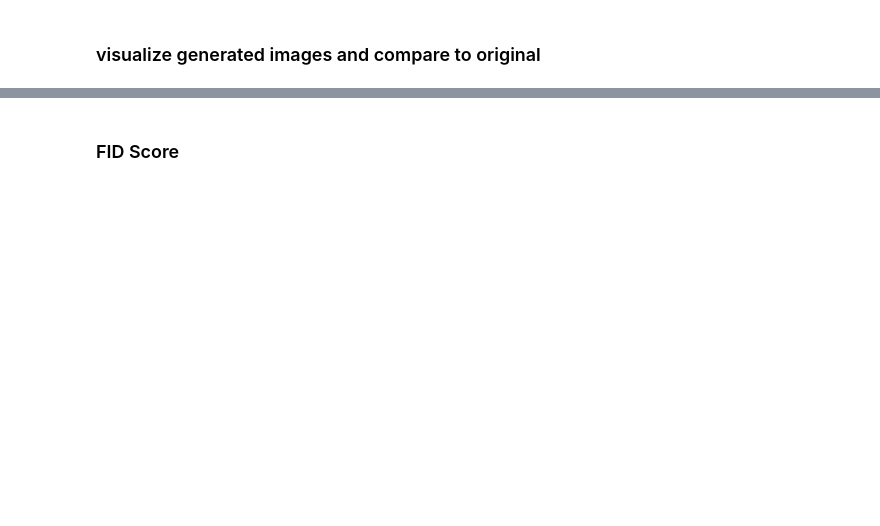
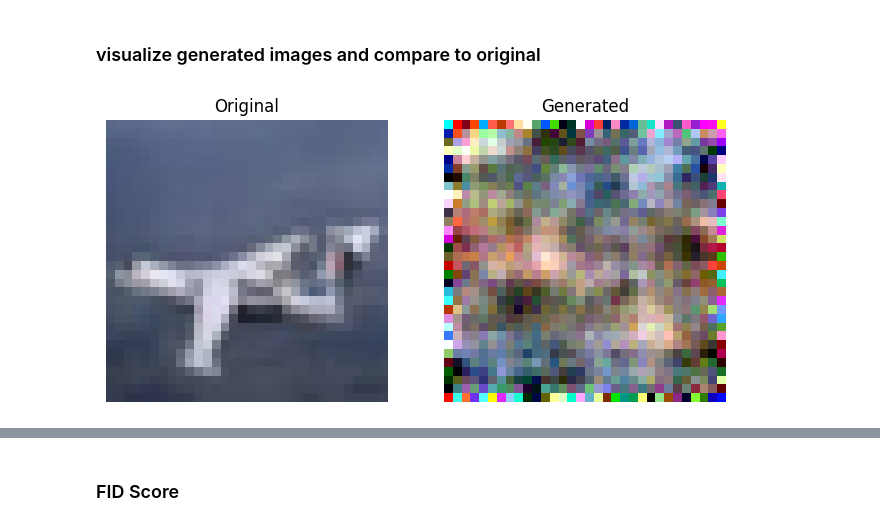
Before and after one commit to FloBaumgartner/cifar10_imgGeneration, a Jupyter notebook: vdl_mc_img-gen_cifar10.ipynb, the cells around one changed output, grey strips where cells are left out. Cells and saved outputs as stored; diff of their text form; code cells hidden in the pictures; blank space fills up the shorter version.

```diff
--- a/vdl_mc_img-gen_cifar10.ipynb
+++ b/vdl_mc_img-gen_cifar10.ipynb
@@ -612,13 +670,14 @@ def save_gen_imgs(gen_dir,gen_images,name:str,label=None):
 
             if label is not None:
                 gen_dir = os.path.join(gen_dir, f'label_{label}')
+                os.makedirs(gen_dir, exist_ok=True)
 
             vutils.save_image(
                 x_gen,
                 os.path.join(gen_dir, f'gen_{name}.png')
             )
 # %%
-num_gen_imgs = 10
+num_gen_imgs = 1_000
 
 # Generate and save images
 with torch.no_grad():
@@ -698,7 +788,7 @@ betas = linear_beta_schedule(timesteps=T)
 terms = precompute_terms(betas)
 model_simpleU_all.to(device)
 optimizer = torch.optim.Adam(model_simpleU_all.parameters(), lr=0.001)
-epochs = 1 #101
+epochs = 101
 BATCH_SIZE = 128
 # %%
 trainloader = torch.utils.data.DataLoader(trainset, batch_size=BATCH_SIZE, shuffle=True, drop_last=True)
@@ -708,7 +805,7 @@ wandb.init(project="simpleDiffusion", entity="floowbaumgartner", name="SimpleDif
 loss_history_all = []
 for epoch in tqdm(range(epochs)):
     model_simpleU_all.train()
-    for i, data in enumerate(trainloader):
+    for i, (data, label) in enumerate(trainloader):
         optimizer.zero_grad()
         t = torch.randint(0, T, (BATCH_SIZE,), device=device).long()
         loss = get_loss(model_simpleU_all, data, t, terms["sqrt_alphas_cumprod"], terms["sqrt_one_minus_alphas_cumprod"], device)
@@ -734,7 +845,10 @@ plot_loss(loss_history_all)
 # %% [markdown]
 ### visualize generated images and compare to original
 # %%
-compare_images(trainset[5001], x_gen[0][0].squeeze())
+img_orig, label = trainloader.dataset[10_987]
+compare_images(img_orig, x_gen[0][0].squeeze())
+# %% [output]
+[figure, added]
 # %%
 x_gen_alllabel_list = []
 with torch.no_grad():
```
Also changed, not shown: parts of 41 cells of this notebook.
